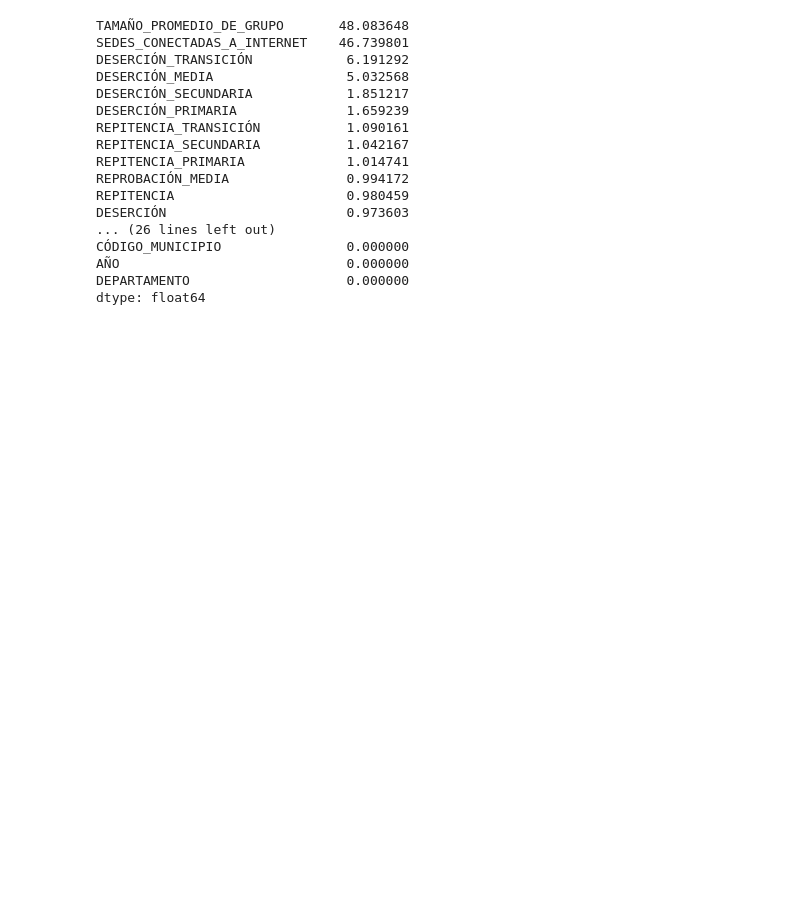
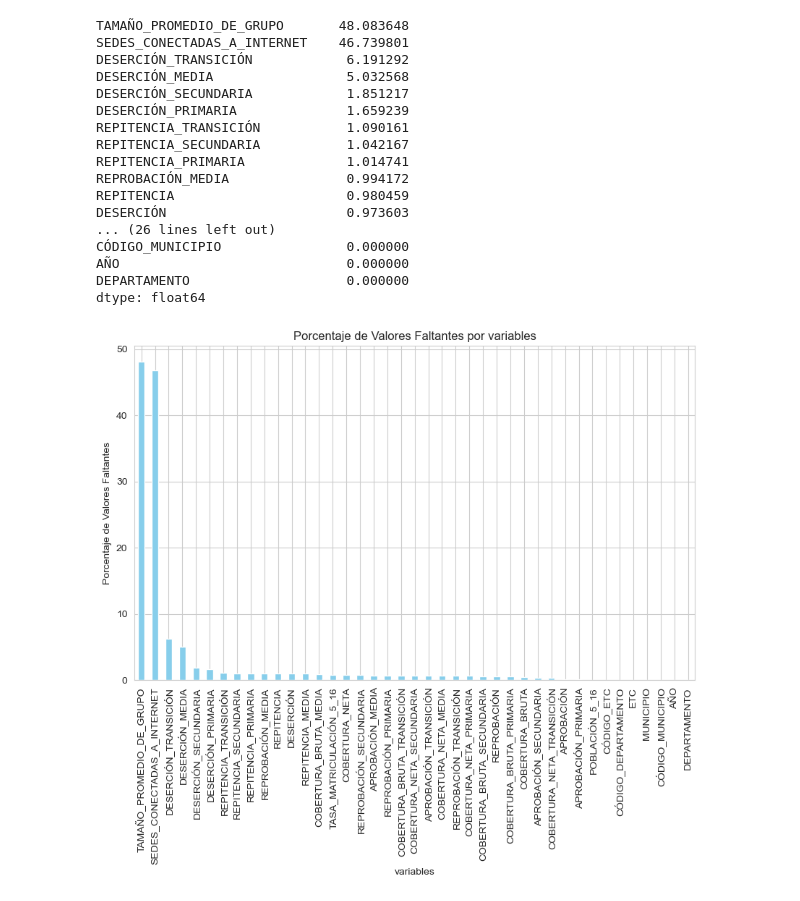
Before and after one commit to ValeRuizTo/pacrialanalitica, a Jupyter notebook: Parcial1.ipynb, the cells around one changed output. Cells and saved outputs as stored; diff of their text form; code cells hidden in the pictures; blank space fills up the shorter version.

```diff
--- a/Parcial1.ipynb
+++ b/Parcial1.ipynb
@@ -228,3 +229,16 @@ CÓDIGO_MUNICIPIO                0.000000
 AÑO                             0.000000
 DEPARTAMENTO                    0.000000
 dtype: float64
+# %%
+import matplotlib.pyplot as plt
+
+# Crear una gráfica de barras
+plt.figure(figsize=(10, 6))
+missing_percent.plot(kind='bar', color='skyblue')
+plt.title('Porcentaje de Valores Faltantes por variables')
+plt.xlabel('variables')
+plt.ylabel('Porcentaje de Valores Faltantes')
+plt.xticks(rotation=90)
+plt.show()
+# %% [output]
+[figure, added]
```
Also changed, not shown: parts of 15 cells of this notebook.
